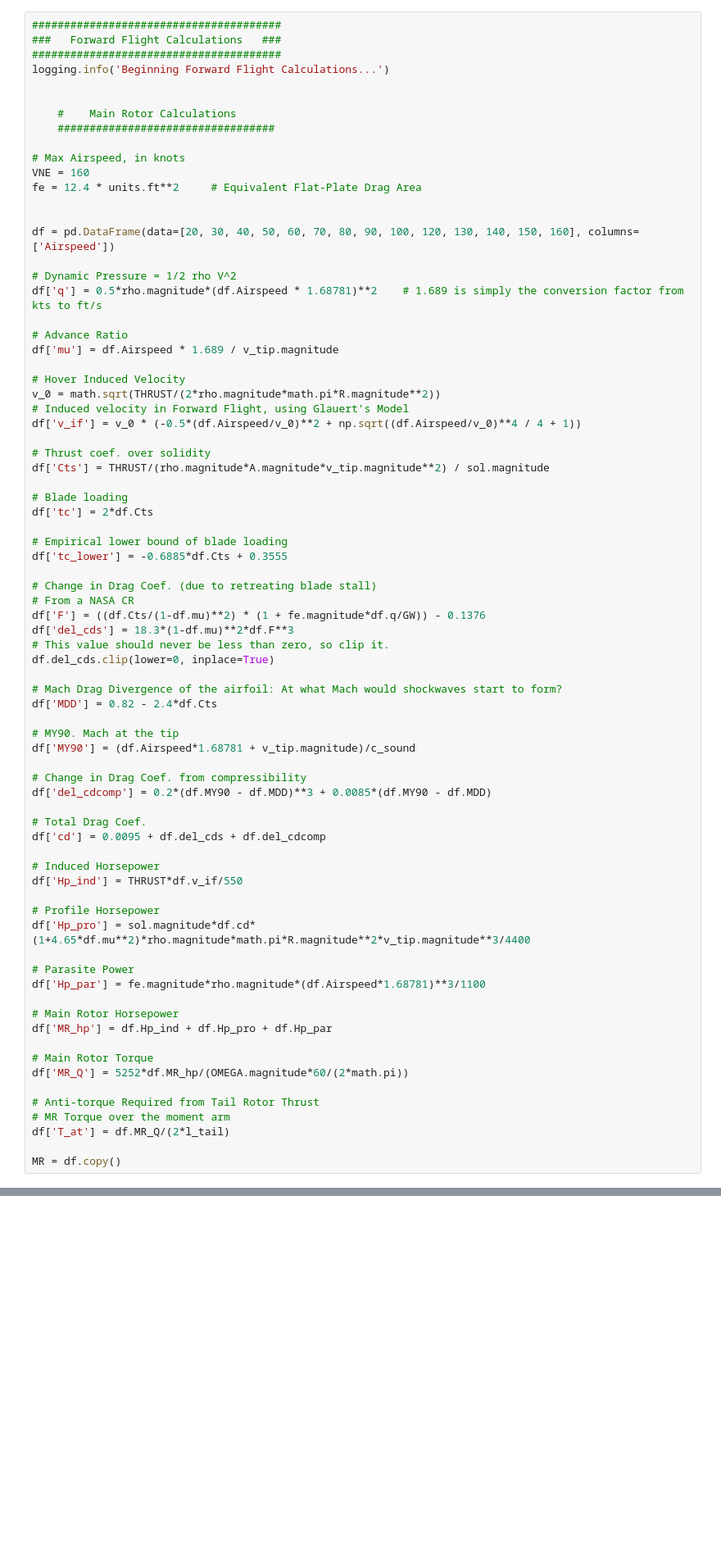
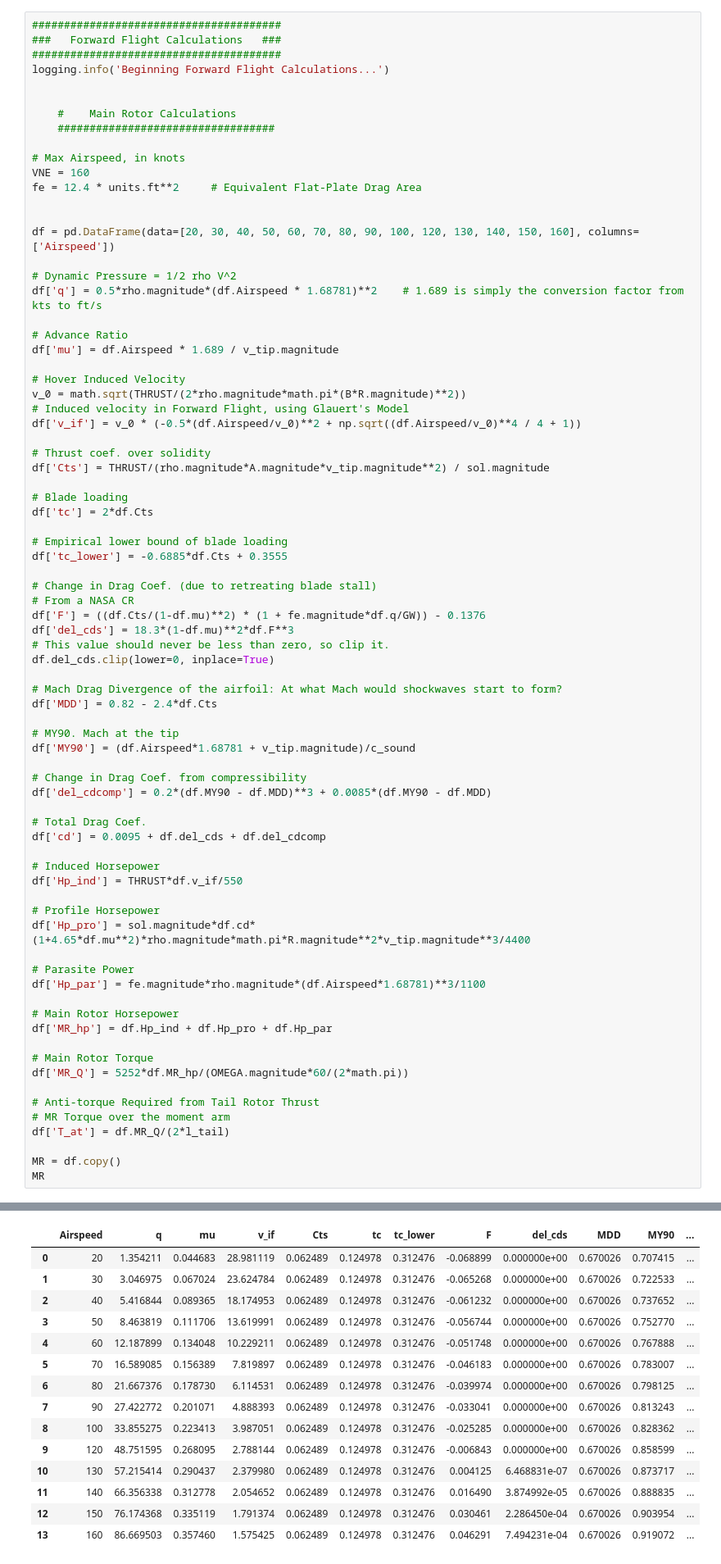
Before and after one commit to Czarified/helipypter, a Jupyter notebook: missionSim.ipynb, the cells around one changed output, grey strips where cells are left out. Shown: that part at 82% size. Cells and saved outputs as stored; diff of their text form; blank space fills up the shorter version.

```diff
--- a/missionSim.ipynb
+++ b/missionSim.ipynb
@@ -424,7 +426,7 @@ df['q'] = 0.5*rho.magnitude*(df.Airspeed * 1.68781)**2    # 1.689 is simply the
 df['mu'] = df.Airspeed * 1.689 / v_tip.magnitude
 
 # Hover Induced Velocity
-v_0 = math.sqrt(THRUST/(2*rho.magnitude*math.pi*R.magnitude**2))
+v_0 = math.sqrt(THRUST/(2*rho.magnitude*math.pi*(B*R.magnitude)**2))
 # Induced velocity in Forward Flight, using Glauert's Model
 df['v_if'] = v_0 * (-0.5*(df.Airspeed/v_0)**2 + np.sqrt((df.Airspeed/v_0)**4 / 4 + 1))
 
@@ -476,4 +478,5 @@ df['MR_Q'] = 5252*df.MR_hp/(OMEGA.magnitude*60/(2*math.pi))
 df['T_at'] = df.MR_Q/(2*l_tail)
 
 MR = df.copy()
+MR
 # %% [output]
@@ -481,3 +484,18 @@ MR = df.copy()
+|  | Airspeed | q | mu | v_if | Cts | tc | tc_lower | F | del_cds | MDD | MY90 | ... |
+| 0 | 20 | 1.354211 | 0.044683 | 28.981119 | 0.062489 | 0.124978 | 0.312476 | -0.068899 | 0.000000e+00 | 0.670026 | 0.707415 | ... |
+| 1 | 30 | 3.046975 | 0.067024 | 23.624784 | 0.062489 | 0.124978 | 0.312476 | -0.065268 | 0.000000e+00 | 0.670026 | 0.722533 | ... |
+| 2 | 40 | 5.416844 | 0.089365 | 18.174953 | 0.062489 | 0.124978 | 0.312476 | -0.061232 | 0.000000e+00 | 0.670026 | 0.737652 | ... |
+| 3 | 50 | 8.463819 | 0.111706 | 13.619991 | 0.062489 | 0.124978 | 0.312476 | -0.056744 | 0.000000e+00 | 0.670026 | 0.752770 | ... |
+| 4 | 60 | 12.187899 | 0.134048 | 10.229211 | 0.062489 | 0.124978 | 0.312476 | -0.051748 | 0.000000e+00 | 0.670026 | 0.767888 | ... |
+| 5 | 70 | 16.589085 | 0.156389 | 7.819897 | 0.062489 | 0.124978 | 0.312476 | -0.046183 | 0.000000e+00 | 0.670026 | 0.783007 | ... |
+| 6 | 80 | 21.667376 | 0.178730 | 6.114531 | 0.062489 | 0.124978 | 0.312476 | -0.039974 | 0.000000e+00 | 0.670026 | 0.798125 | ... |
+| 7 | 90 | 27.422772 | 0.201071 | 4.888393 | 0.062489 | 0.124978 | 0.312476 | -0.033041 | 0.000000e+00 | 0.670026 | 0.813243 | ... |
+| 8 | 100 | 33.855275 | 0.223413 | 3.987051 | 0.062489 | 0.124978 | 0.312476 | -0.025285 | 0.000000e+00 | 0.670026 | 0.828362 | ... |
+| 9 | 120 | 48.751595 | 0.268095 | 2.788144 | 0.062489 | 0.124978 | 0.312476 | -0.006843 | 0.000000e+00 | 0.670026 | 0.858599 | ... |
+| 10 | 130 | 57.215414 | 0.290437 | 2.379980 | 0.062489 | 0.124978 | 0.312476 | 0.004125 | 6.468831e-07 | 0.670026 | 0.873717 | ... |
+| 11 | 140 | 66.356338 | 0.312778 | 2.054652 | 0.062489 | 0.124978 | 0.312476 | 0.016490 | 3.874992e-05 | 0.670026 | 0.888835 | ... |
+| 12 | 150 | 76.174368 | 0.335119 | 1.791374 | 0.062489 | 0.124978 | 0.312476 | 0.030461 | 2.286450e-04 | 0.670026 | 0.903954 | ... |
+| 13 | 160 | 86.669503 | 0.357460 | 1.575425 | 0.062489 | 0.124978 | 0.312476 | 0.046291 | 7.494231e-04 | 0.670026 | 0.919072 | ... |
 # %%
 
     #    Tail Rotor Calculations
```
Also changed, not shown: parts of 7 cells of this notebook.
